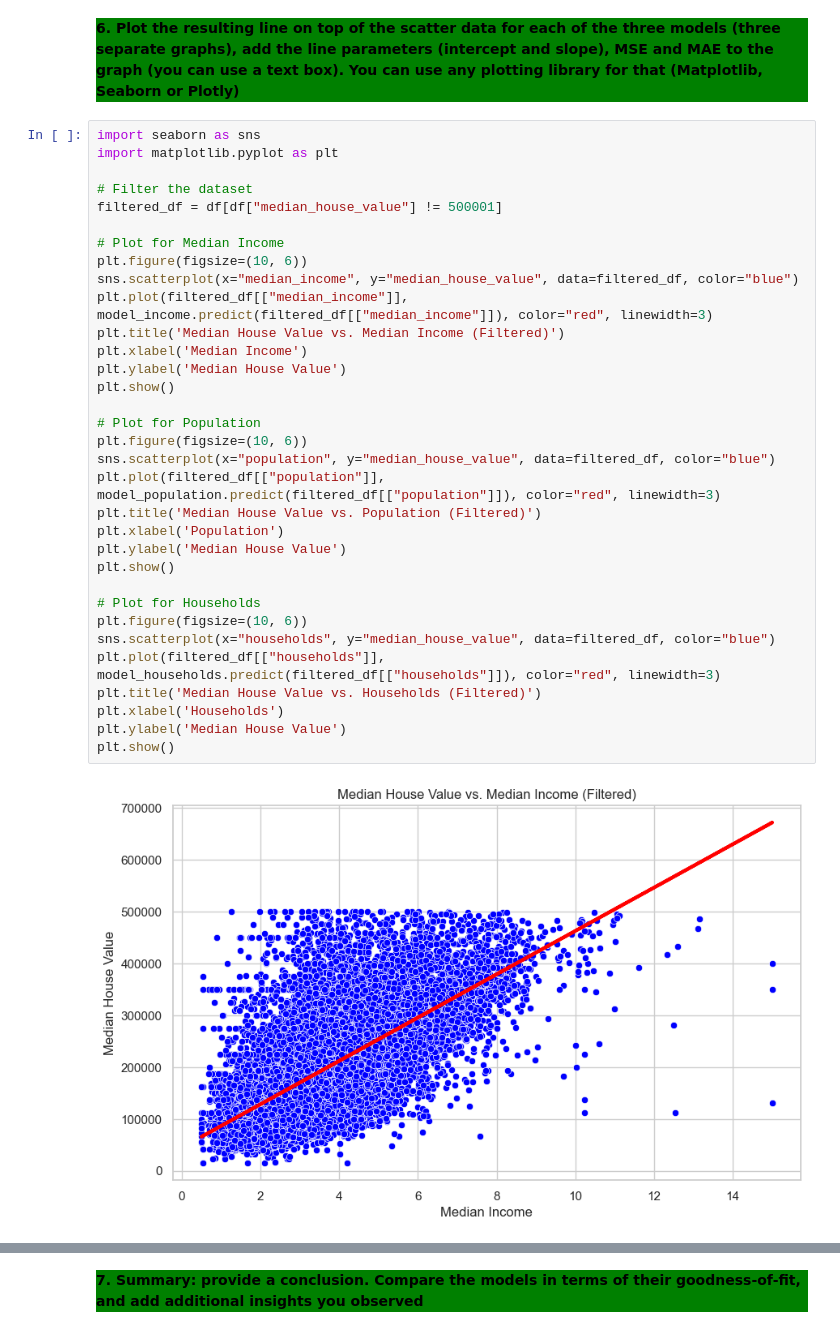
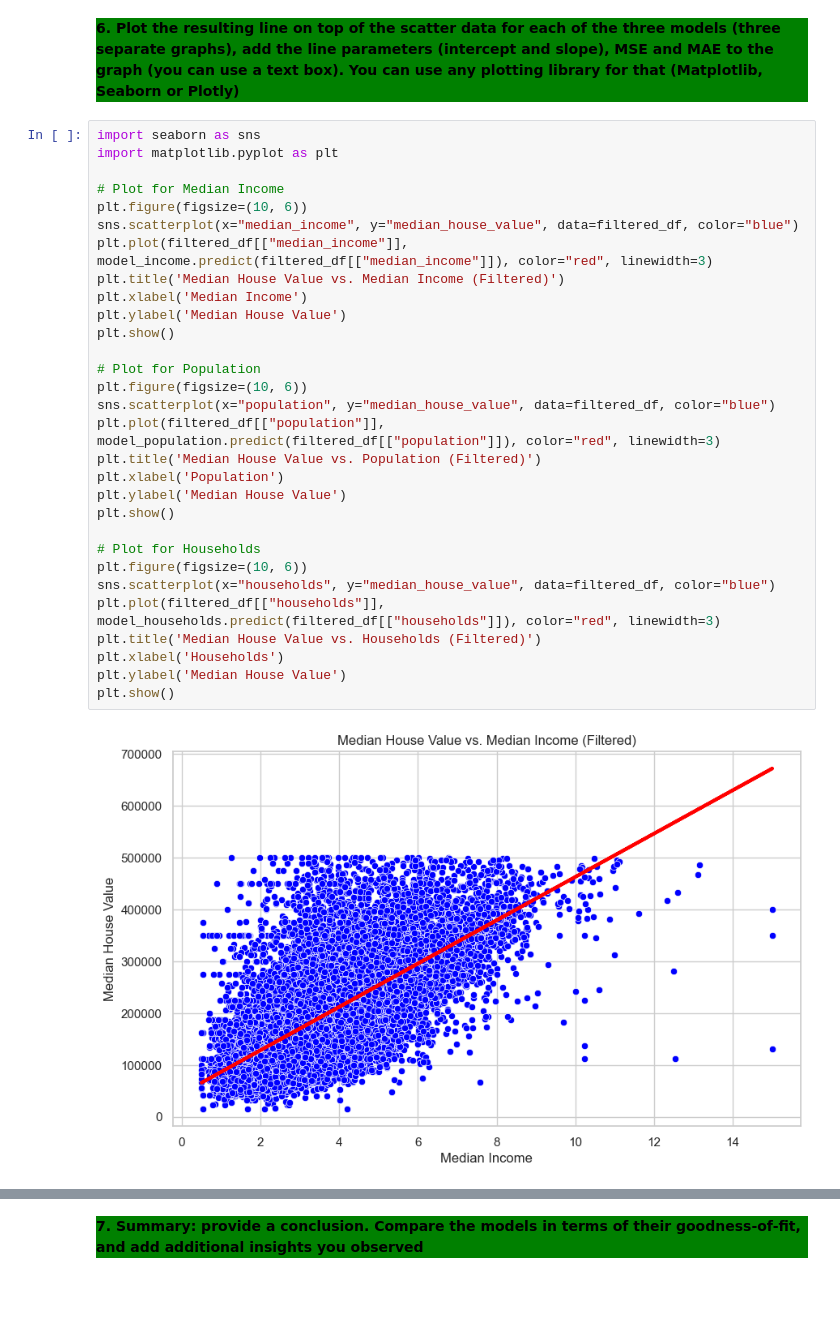
Before and after one commit to dheeraj3choudhary/CSCN8010-LABS-Dheeraj, a Jupyter notebook: Practical_Lab_1/lab1.ipynb, the cells around one changed output, grey strips where cells are left out. Saved outputs shown, nothing was run; the diff lists cells and outputs as text; blank space fills up the shorter version.

```diff
--- a/Practical_Lab_1/lab1.ipynb
+++ b/Practical_Lab_1/lab1.ipynb
@@ -249,36 +249,33 @@ display(model_results_df)
 # %%
 import seaborn as sns
 import matplotlib.pyplot as plt
-
-# Filter the dataset
-filtered_df = df[df["median_house_value"] != 500001]
 
 # Plot for Median Income
 plt.figure(figsize=(10, 6))
 sns.scatterplot(x="median_income", y="median_house_value", data=filtered_df, color="blue")
 plt.plot(filtered_df[["median_income"]], model_income.predict(filtered_df[["median_income"]]), color="red", linewidth=3)
 plt.title('Median House Value vs. Median Income (Filtered)')
 plt.xlabel('Median Income')
 plt.ylabel('Median House Value')
 plt.show()
 
 # Plot for Population
 plt.figure(figsize=(10, 6))
 sns.scatterplot(x="population", y="median_house_value", data=filtered_df, color="blue")
 plt.plot(filtered_df[["population"]], model_population.predict(filtered_df[["population"]]), color="red", linewidth=3)
 plt.title('Median House Value vs. Population (Filtered)')
 plt.xlabel('Population')
 plt.ylabel('Median House Value')
 plt.show()
 
 # Plot for Households
 plt.figure(figsize=(10, 6))
 sns.scatterplot(x="households", y="median_house_value", data=filtered_df, color="blue")
 plt.plot(filtered_df[["households"]], model_households.predict(filtered_df[["households"]]), color="red", linewidth=3)
 plt.title('Median House Value vs. Households (Filtered)')
 plt.xlabel('Households')
 plt.ylabel('Median House Value')
 plt.show()
 # %% [output]
-[figure, old version]
+[figure, new version]
 [figure]
```
Also changed, not shown: parts of 3 cells of this notebook, 2 other files.
